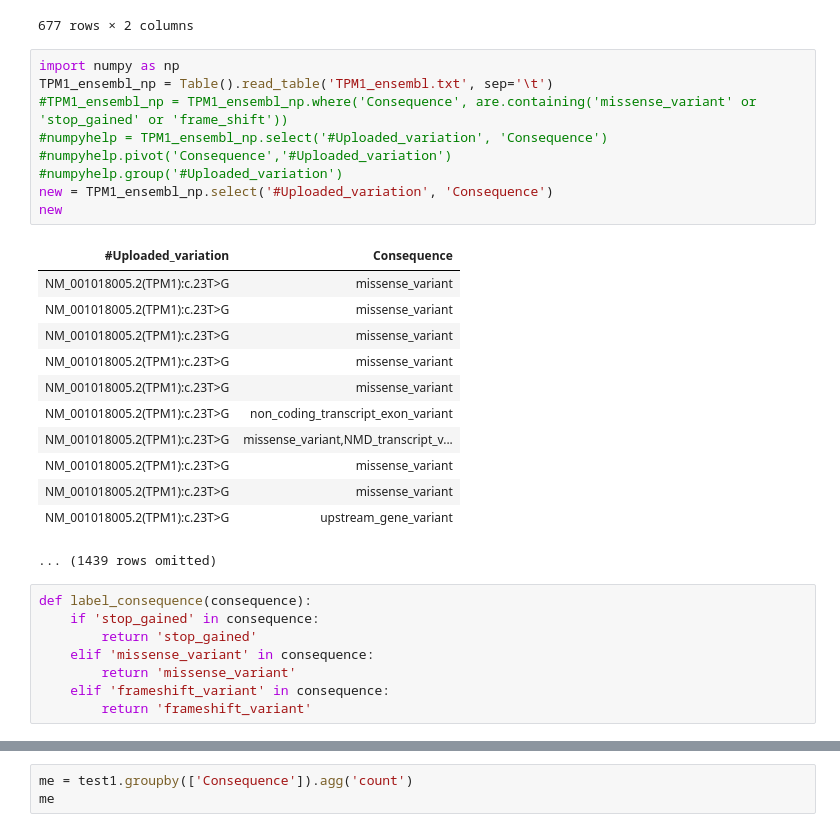
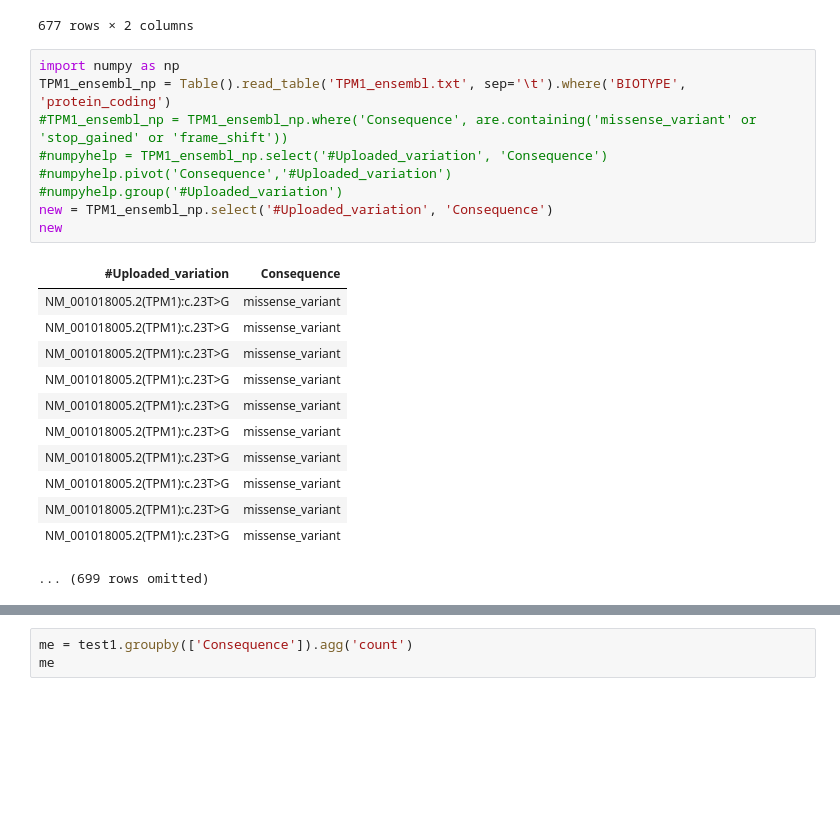
Before and after one commit to hannahmarieaguilar/Data-for-Project-, a Jupyter notebook: DATA/TPM1.ipynb, the cells around one changed output, grey strips where cells are left out. Drawn from its saved outputs; the diff is of its cells as text; blank space fills up the shorter version.

```diff
--- a/DATA/TPM1.ipynb
+++ b/DATA/TPM1.ipynb
@@ -119,31 +119,23 @@ test1
 677 rows × 2 columns
 # %%
 import numpy as np
-TPM1_ensembl_np = Table().read_table('TPM1_ensembl.txt', sep='\t')
+TPM1_ensembl_np = Table().read_table('TPM1_ensembl.txt', sep='\t').where('BIOTYPE', 'protein_coding')
 #TPM1_ensembl_np = TPM1_ensembl_np.where('Consequence', are.containing('missense_variant' or 'stop_gained' or 'frame_shift'))
 #numpyhelp = TPM1_ensembl_np.select('#Uploaded_variation', 'Consequence')
 #numpyhelp.pivot('Consequence','#Uploaded_variation')
 #numpyhelp.group('#Uploaded_variation')
 new = TPM1_ensembl_np.select('#Uploaded_variation', 'Consequence')
 new
 # %% [output]
 | #Uploaded_variation | Consequence |
 | NM_001018005.2(TPM1):c.23T>G | missense_variant |
 | NM_001018005.2(TPM1):c.23T>G | missense_variant |
 | NM_001018005.2(TPM1):c.23T>G | missense_variant |
 | NM_001018005.2(TPM1):c.23T>G | missense_variant |
 | NM_001018005.2(TPM1):c.23T>G | missense_variant |
-| NM_001018005.2(TPM1):c.23T>G | non_coding_transcript_exon_variant |
-| NM_001018005.2(TPM1):c.23T>G | missense_variant,NMD_transcript_v... |
 | NM_001018005.2(TPM1):c.23T>G | missense_variant |
 | NM_001018005.2(TPM1):c.23T>G | missense_variant |
-| NM_001018005.2(TPM1):c.23T>G | upstream_gene_variant |
+| NM_001018005.2(TPM1):c.23T>G | missense_variant |
+| NM_001018005.2(TPM1):c.23T>G | missense_variant |
+| NM_001018005.2(TPM1):c.23T>G | missense_variant |
-... (1439 rows omitted)
+... (699 rows omitted)
-# %%
-def label_consequence(consequence):
-    if 'stop_gained' in consequence:
-        return 'stop_gained'
-    elif 'missense_variant' in consequence:
-        return 'missense_variant'
-    elif 'frameshift_variant' in consequence:
-        return 'frameshift_variant'
```
Also changed, not shown: parts of 5 cells of this notebook.
